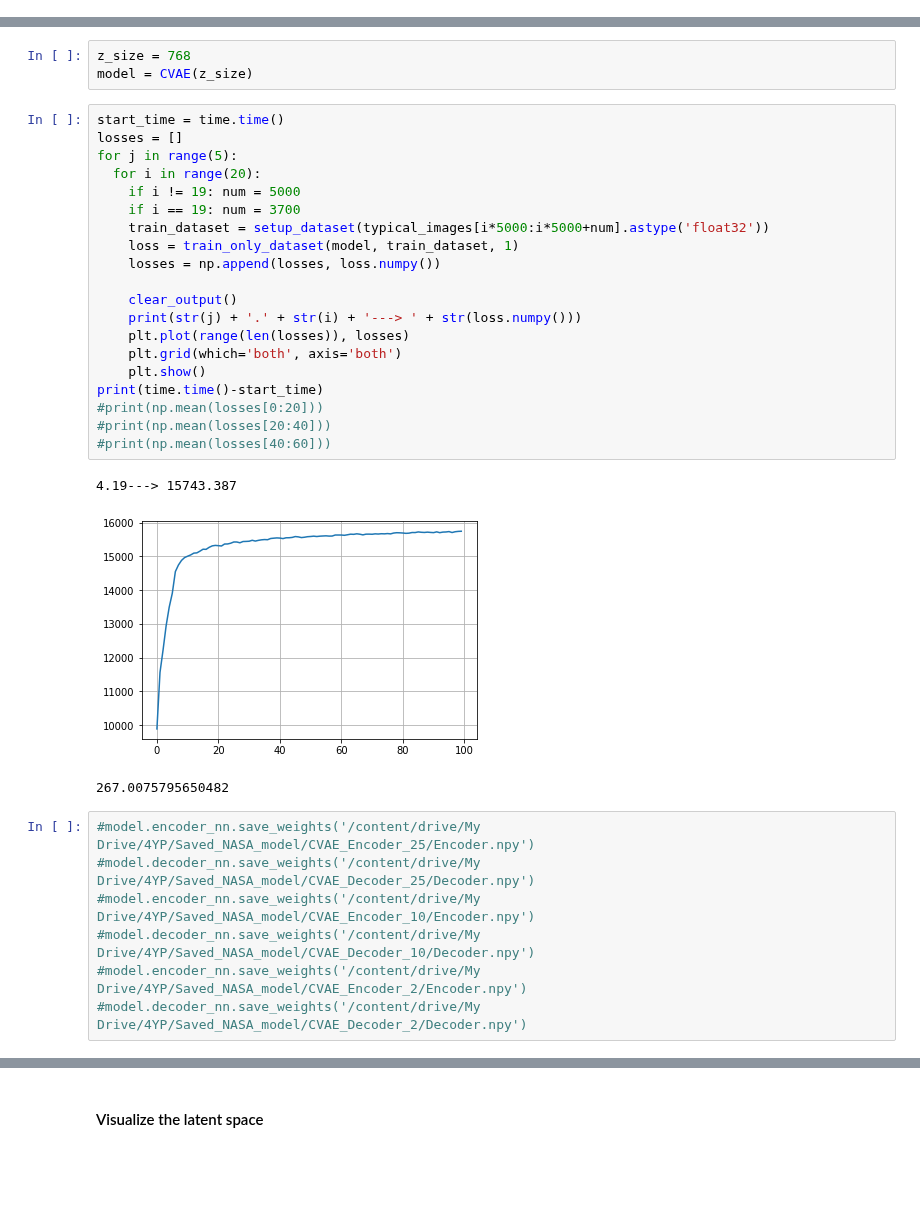
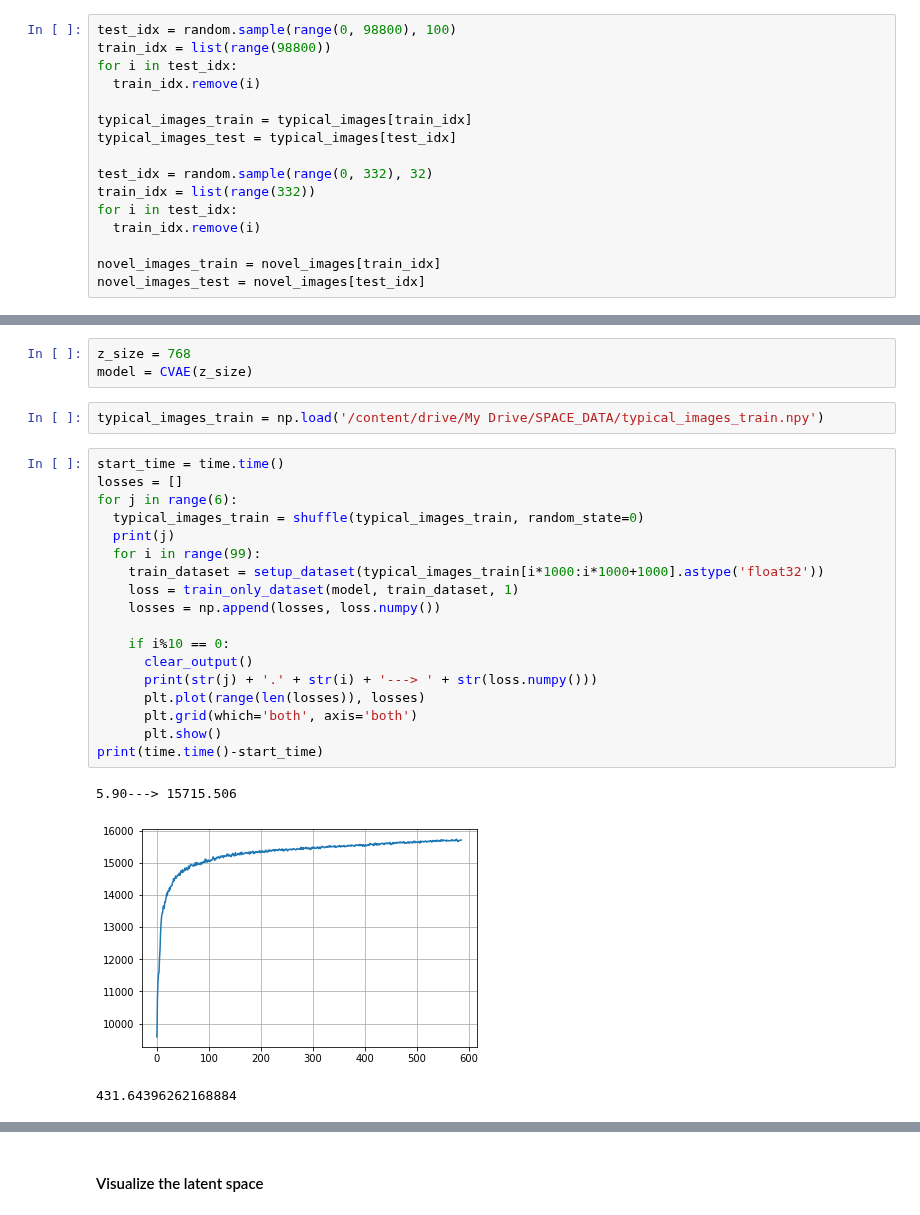
Before and after one commit to lorenzosintini/4YP, a Jupyter notebook: Models_v3/VAE_Novel_NASA.ipynb, the cells around one changed output, grey strips where cells are left out. Saved outputs shown, nothing was run; the diff lists cells and outputs as text; blank space fills up the shorter version.

```diff
--- a/Models_v3/VAE_Novel_NASA.ipynb
+++ b/Models_v3/VAE_Novel_NASA.ipynb
@@ -161,3 +163,19 @@ img_height = typical_images.shape[1]
 img_width = typical_images.shape[2]
 img_channels = typical_images.shape[3]
 input_range = np.amax(typical_images)
+# %%
+test_idx = random.sample(range(0, 98800), 100)
+train_idx = list(range(98800))
+for i in test_idx:
+  train_idx.remove(i)
+
+typical_images_train = typical_images[train_idx]
+typical_images_test = typical_images[test_idx]
+
+test_idx = random.sample(range(0, 332), 32)
+train_idx = list(range(332))
+for i in test_idx:
+  train_idx.remove(i)
+
+novel_images_train = novel_images[train_idx]
+novel_images_test = novel_images[test_idx]
@@ -164,34 +194,27 @@ input_range = np.amax(typical_images)
 # %%
 z_size = 768
 model = CVAE(z_size)
+# %%
+typical_images_train = np.load('/content/drive/My Drive/SPACE_DATA/typical_images_train.npy')
 # %%
 start_time = time.time()
 losses = []
-for j in range(5):
-  for i in range(20):
-    if i != 19: num = 5000
-    if i == 19: num = 3700
-    train_dataset = setup_dataset(typical_images[i*5000:i*5000+num].astype('float32'))
+for j in range(6):
+  typical_images_train = shuffle(typical_images_train, random_state=0)
+  print(j)
+  for i in range(99):
+    train_dataset = setup_dataset(typical_images_train[i*1000:i*1000+1000].astype('float32'))
     loss = train_only_dataset(model, train_dataset, 1)
     losses = np.append(losses, loss.numpy())
 
-    clear_output()
-    print(str(j) + '.' + str(i) + '---> ' + str(loss.numpy()))
-    plt.plot(range(len(losses)), losses)
-    plt.grid(which='both', axis='both')
-    plt.show()
+    if i%10 == 0:
+      clear_output()
+      print(str(j) + '.' + str(i) + '---> ' + str(loss.numpy()))
+      plt.plot(range(len(losses)), losses)
+      plt.grid(which='both', axis='both')
+      plt.show()
 print(time.time()-start_time)
-#print(np.mean(losses[0:20]))
-#print(np.mean(losses[20:40]))
-#print(np.mean(losses[40:60]))
 # %% [output]
-4.19---> 15743.387
+5.90---> 15715.506
-[figure, old version]
+[figure, new version]
-267.0075795650482
+431.64396262168884
-# %%
-#model.encoder_nn.save_weights('/content/drive/My Drive/4YP/Saved_NASA_model/CVAE_Encoder_25/Encoder.npy')
-#model.decoder_nn.save_weights('/content/drive/My Drive/4YP/Saved_NASA_model/CVAE_Decoder_25/Decoder.npy')
-#model.encoder_nn.save_weights('/content/drive/My Drive/4YP/Saved_NASA_model/CVAE_Encoder_10/Encoder.npy')
-#model.decoder_nn.save_weights('/content/drive/My Drive/4YP/Saved_NASA_model/CVAE_Decoder_10/Decoder.npy')
-#model.encoder_nn.save_weights('/content/drive/My Drive/4YP/Saved_NASA_model/CVAE_Encoder_2/Encoder.npy')
-#model.decoder_nn.save_weights('/content/drive/My Drive/4YP/Saved_NASA_model/CVAE_Decoder_2/Decoder.npy')
```
Also changed, not shown: parts of 24 cells of this notebook.
